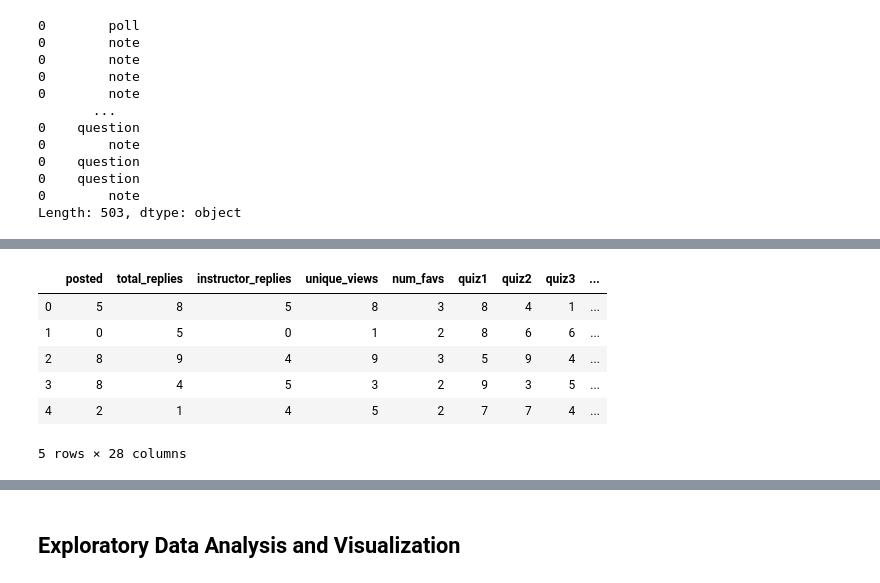
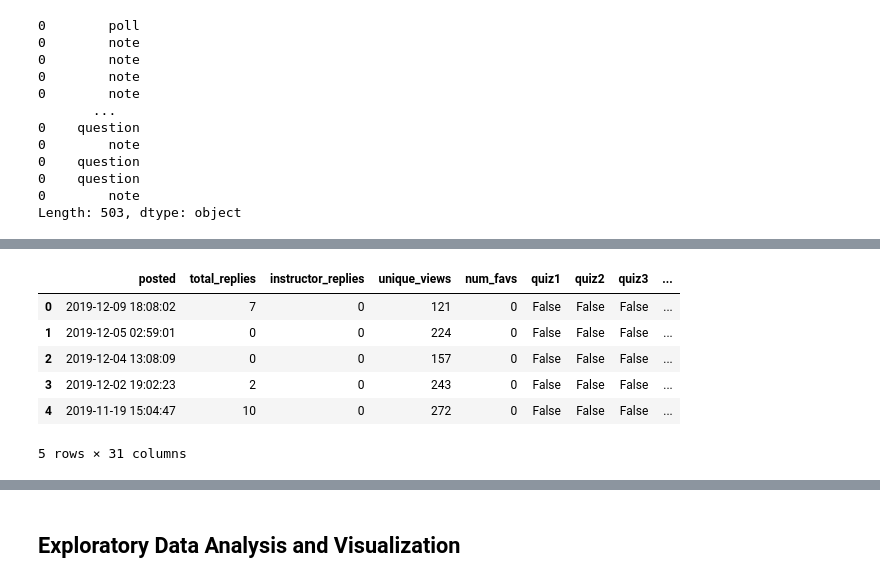
Before and after one commit to DefunkedMelon/DefunkedMelon.io, a Jupyter notebook: Data Science for Dummies.ipynb, the cells around one changed output, grey strips where cells are left out. Cells and saved outputs as stored; diff of their text form; code cells hidden in the pictures.

```diff
--- a/Data Science for Dummies.ipynb
+++ b/Data Science for Dummies.ipynb
@@ -162,18 +158,36 @@ posts_dict
-# %%
-posts = pd.DataFrame(columns = ['posted', 'total_replies', 'instructor_replies', 'unique_views', 'num_favs']
-                     + folders + ['subject'])
-
-# THIS CELL NOT DONE YET. RANDOM DATA IS ADDED INTO THE FRAME AS A TEST
-# Need to actually set each piece of data based on the dict
-from numpy.random import randint
-for i in range(len(posts_dict)):
-    posts.loc[i] = list(randint(10, size=28))
-posts.head()
-# %% [output]
-|  | posted | total_replies | instructor_replies | unique_views | num_favs | quiz1 | quiz2 | quiz3 | ... |
-| 0 | 5 | 8 | 5 | 8 | 3 | 8 | 4 | 1 | ... |
-| 1 | 0 | 5 | 0 | 1 | 2 | 8 | 6 | 6 | ... |
-| 2 | 8 | 9 | 4 | 9 | 3 | 5 | 9 | 4 | ... |
-| 3 | 8 | 4 | 5 | 3 | 2 | 9 | 3 | 5 | ... |
-| 4 | 2 | 1 | 4 | 5 | 2 | 7 | 7 | 4 | ... |
-5 rows × 28 columns
+# %%
+import pandas as pd
+from datetime import datetime
+
+posts = pd.DataFrame(columns = ['posted', 'total_replies', 'instructor_replies', 'unique_views', 'num_favs']
+                     + folders + ['subject'])
+
+instructors = {}
+
+# THIS CELL NOT DONE YET. RANDOM DATA IS ADDED INTO THE FRAME AS A TEST
+# Need to actually set each piece of data based on the dict
+for i in range(len(posts_dict)):
+    posts.loc[i, 'posted'] = datetime.strptime(posts_dict[i]['log'][0]['t'], '%Y-%m-%dT%H:%M:%SZ')
+    posts.loc[i, 'total_replies'] = len(posts_dict[i]['log']) - 1
+    posts.loc[i, 'instructor_replies'] = 0 # PLACEHOLDER CUZ I DON'T WANT TO COMPUTE THAT RN
+    posts.loc[i, 'unique_views'] = posts_dict[i]['unique_views']
+    posts.loc[i, 'num_favs'] = posts_dict[i]['num_favorites']
+    for folder in folders:
+        posts.loc[i, folder] = False
+    for folder in posts_dict[i]['folders']:
+        posts.loc[i, folder] = True
+    posts.loc[i, 'subject'] = posts_dict[i]['subject']
+    for j in range(len(posts_dict[i]['log'])):
+        if 'u' in posts_dict[i]['log'][j] and not posts_dict[i]['log'][j]['u'] in instructors.keys():
+            instructors[posts_dict[i]['log'][j]['u']] = p.get_users(user_ids=[posts_dict[i]['log'][j]['u']],
+                                                                    nid='jzlv5mrrqnn4tz')
+
+posts.head()
+# %% [output]
+|  | posted | total_replies | instructor_replies | unique_views | num_favs | quiz1 | quiz2 | quiz3 | ... |
+| 0 | 2019-12-09 18:08:02 | 7 | 0 | 121 | 0 | False | False | False | ... |
+| 1 | 2019-12-05 02:59:01 | 0 | 0 | 224 | 0 | False | False | False | ... |
+| 2 | 2019-12-04 13:08:09 | 0 | 0 | 157 | 0 | False | False | False | ... |
+| 3 | 2019-12-02 19:02:23 | 2 | 0 | 243 | 0 | False | False | False | ... |
+| 4 | 2019-11-19 15:04:47 | 10 | 0 | 272 | 0 | False | False | False | ... |
+5 rows × 31 columns
```
Also changed, not shown: parts of 6 cells of this notebook.
